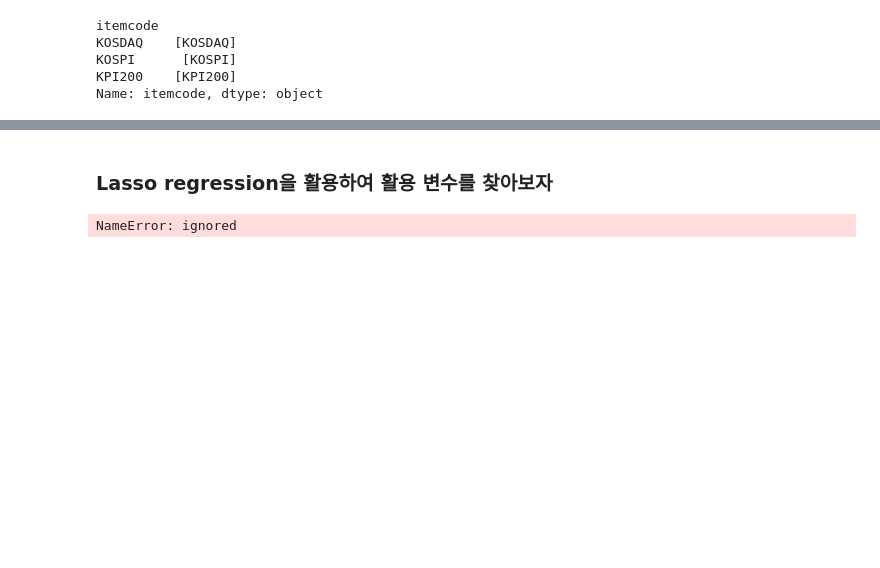
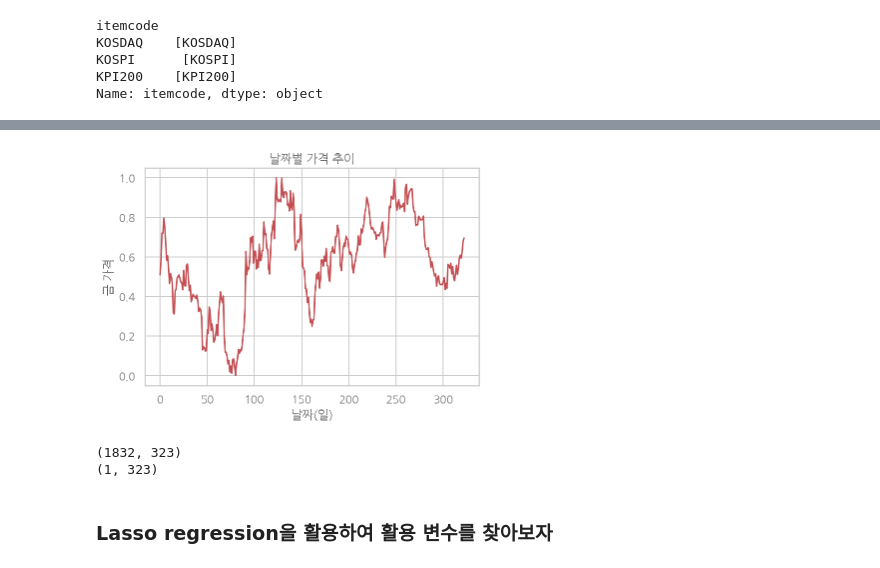
Before and after one commit to glee1228/DSC2019, a Jupyter notebook: dsc2019.ipynb, the cells around one changed output, grey strips where cells are left out. Cells and saved outputs as stored; diff of their text form; code cells hidden in the pictures; blank space fills up the shorter version.

```diff
--- a/dsc2019.ipynb
+++ b/dsc2019.ipynb
@@ -486,17 +637,17 @@ print(y_train.shape)
+# %%
+plt.plot(range(len(y_data[0])), y_data[0], 'r')
+plt.title('날짜별 가격 추이')
+plt.ylabel('금 가격')
+plt.xlabel('날짜(일)')
+plt.style.use('seaborn-pastel')
+plt.show()
+# %% [output]
+[figure, added]
+# %%
+print(x_data.shape)
+print(y_data[0:1].shape)
+# %% [output]
+(1832, 323)
+(1, 323)
 # %% [markdown]
 ### Lasso regression을 활용하여 활용 변수를 찾아보자
-# %%
-from sklearn.linear_model import Lasso
-
-lassoReg = Lasso(alpha=0.3,normalize=True)
-lassoReg.fit(x_train,y_train)
-pred = lassoReg.predict(x_cv)
-
-mse = np.mean((pred_cv - y_cv)**2)
-
-print(mse)
-
-score=lassoReg.score(x_cv,y_cv)
-print(score)
-# %% [output]
-NameError: ignored
```
Also changed, not shown: parts of 34 cells of this notebook.
